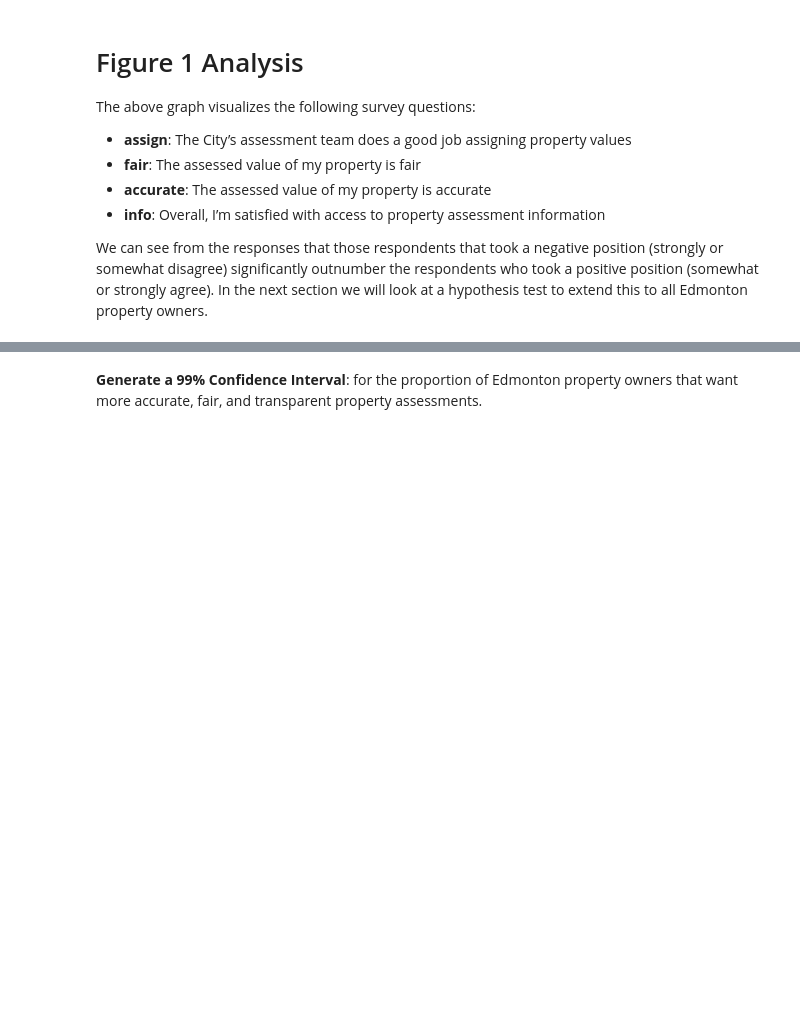
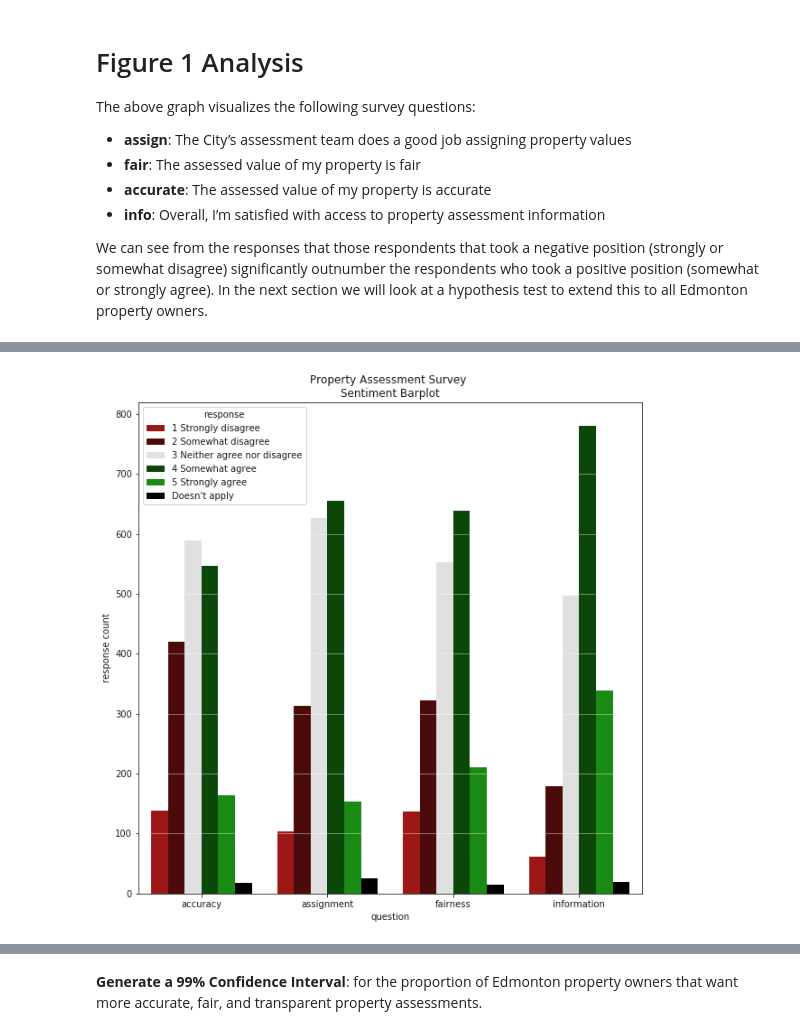
Before and after one commit to cschellenberger/Surveys, a Jupyter notebook: Assessment Survey Analysis.ipynb, the cells around one changed output, grey strips where cells are left out. Cells and saved outputs as stored; diff of their text form; code cells hidden in the pictures; blank space fills up the shorter version.

```diff
--- a/Assessment Survey Analysis.ipynb
+++ b/Assessment Survey Analysis.ipynb
@@ -136,3 +137,29 @@ The above graph visualizes the following survey questions:
 - **info**: Overall, I’m satisfied with access to property assessment information
 
 We can see from the responses that those respondents that took a negative position (strongly or somewhat disagree) significantly outnumber the respondents who took a positive position (somewhat or strongly agree). In the next section we will look at a hypothesis test to extend this to all Edmonton property owners.
+# %%
+df_assign = pd.DataFrame(assign)
+df_assign['q'] = 'assignment'
+df_assign.columns = ['response', 'question']
+
+df_fair = pd.DataFrame(fair)
+df_fair['q'] = 'fairness'
+df_fair.columns = ['response', 'question']
+
+df_accuracy = pd.DataFrame(accurate)
+df_accuracy['q'] = 'accuracy'
+df_accuracy.columns = ['response', 'question']
+
+df_information = pd.DataFrame(info)
+df_information['q'] = 'information'
+df_information.columns = ['response', 'question']
+
+df_list = [df_fair, df_accuracy, df_information]
+df = df_assign.append(df_list, ignore_index=True)
+df['count'] = 1
+
+df_pivot = df.pivot_table(values='count', index='question', columns='response', aggfunc='sum')
+df_reset = df_pivot.reset_index()
+
+df_plot = df_reset.melt(id_vars='question', value_name='response count')
+df_plot
@@ -138,0 +184,12 @@ We can see from the responses that those respondents that took a negative positi
+# %%
+gradient = ["#b50000", "#560000", "#e0e0e0", "#035100", "#079e00", "#000000"]
+
+plt.figure(figsize=(10, 10))
+ax = sns.barplot(x="question", y="response count", hue="response",
+                 data=df_plot, palette=gradient)
+ax = plt.grid(axis='y', alpha=0.5, color='w')
+ax = plt.title('Property Assessment Survey \nSentiment Barplot')
+
+plt.show()
+# %% [output]
+[figure, added]
```
Also changed, not shown: parts of 17 cells of this notebook.
